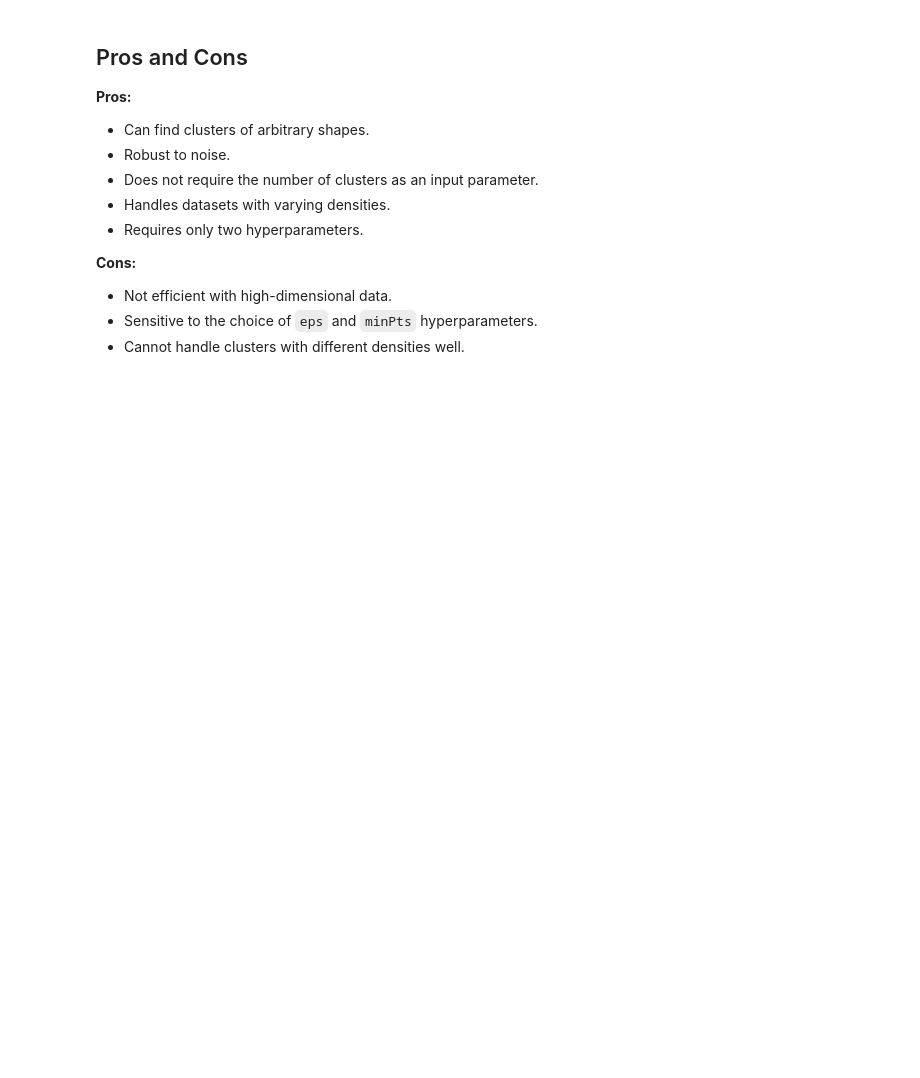
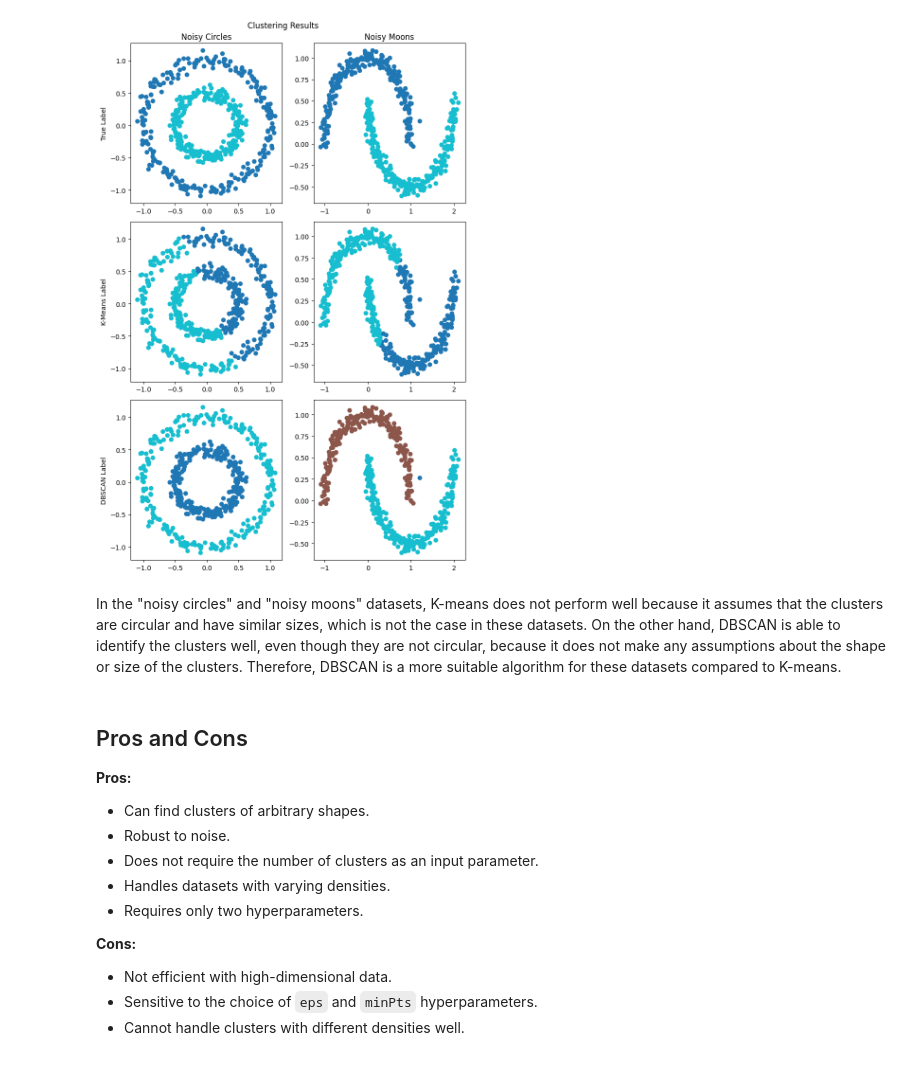
Before and after one commit to CSkylarL/DataScience-MachineLearning, a Jupyter notebook: algorithm/unsupervised_machine_learning/DBSCN.ipynb, the cells around one changed output. Cells and saved outputs as stored; diff of their text form; code cells hidden in the pictures; blank space fills up the shorter version.

```diff
--- a/algorithm/unsupervised_machine_learning/DBSCN.ipynb
+++ b/algorithm/unsupervised_machine_learning/DBSCN.ipynb
@@ -165,0 +187,6 @@ Here's a table to summarize the difference between DBSCAN and k-means clustering
+# %%
+# Delete all previous variables
+for _ in locals().copy():
+    if _.startswith('__') or _.startswith('_'):
+        continue
+    del locals()[_]
@@ -166,3 +234,58 @@ Here's a table to summarize the difference between DBSCAN and k-means clustering
+# %%
+# There are some future warnings that we want to ignore for this exercise
+import warnings
+warnings.filterwarnings("ignore")
+
+# k-means clustering
+kmeans = KMeans(n_clusters=2, random_state=random_state)
+
+# DBSCAN clustering
+dbscan = DBSCAN(eps=0.2)
+
+# Fit the models and get the predicted labels
+kmeans_labels = []
+dbscan_labels = []
+
+for _, data in datasets:
+    X, y = data
+    kmeans_labels.append(kmeans.fit_predict(X))
+    dbscan_labels.append(dbscan.fit_predict(X))
+
+
+# Visualize the datasets
+
+# Set figure size and title
+fig, axs = plt.subplots(3, 2, figsize=(8, 12))
+fig.suptitle('Clustering Results')
+
+# Plot true labels
+for i, (title, data) in enumerate(datasets):
+    X, y = data
+    axs[0,i].scatter(X[:, 0], X[:, 1], c=y, cmap=plt.cm.tab10)
+    axs[0,i].set_title(title)
+
+# Plot k-means labels
+for i, (title, data) in enumerate(datasets):
+    X, y = data
+    axs[1,i].scatter(X[:, 0], X[:, 1], c=kmeans_labels[i], cmap=plt.cm.tab10)
+
+# Plot DBSCAN labels
+for i, (title, data) in enumerate(datasets):
+    X, y = data
+    axs[2,i].scatter(X[:, 0], X[:, 1], c=dbscan_labels[i], cmap=plt.cm.tab10)
+
+# Add row titles
+axs[0,0].set_ylabel('True Label')
+axs[1,0].set_ylabel('K-Means Label')
+axs[2,0].set_ylabel('DBSCAN Label')
+
+# Adjust spacing and show the plot
+plt.tight_layout()
+plt.show()
+# %% [output]
+[figure, added]
+# %% [markdown]
+In the "noisy circles" and "noisy moons" datasets, K-means does not perform well because it assumes that the clusters are circular and have similar sizes, which is not the case in these datasets. On the other hand, DBSCAN is able to identify the clusters well, even though they are not circular, because it does not make any assumptions about the shape or size of the clusters. Therefore, DBSCAN is a more suitable algorithm for these datasets compared to K-means.
 # %% [markdown]
 
 
```
Also changed, not shown: parts of 11 cells of this notebook, 1 other file.
